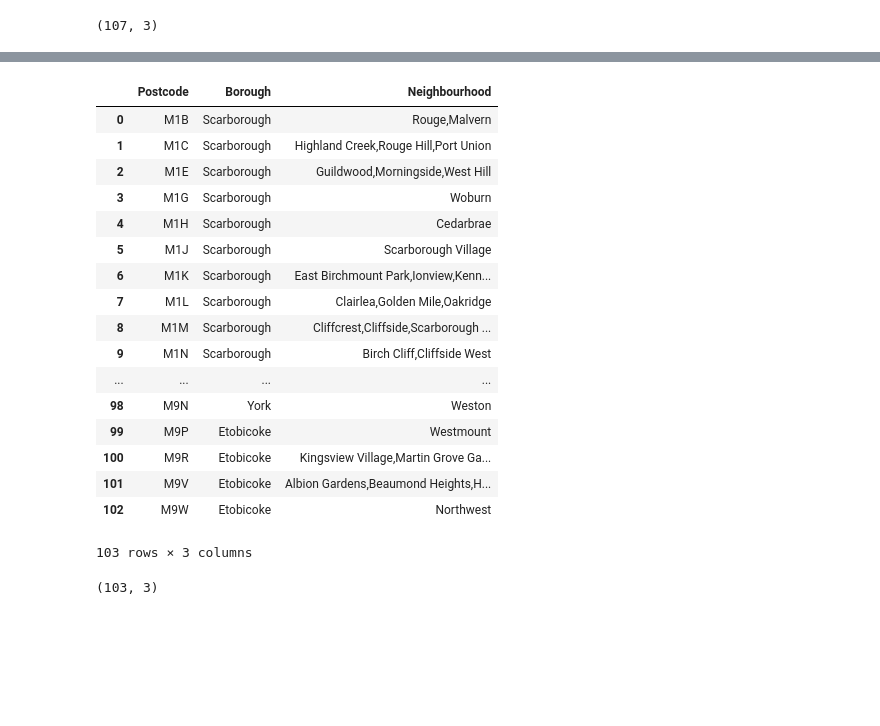
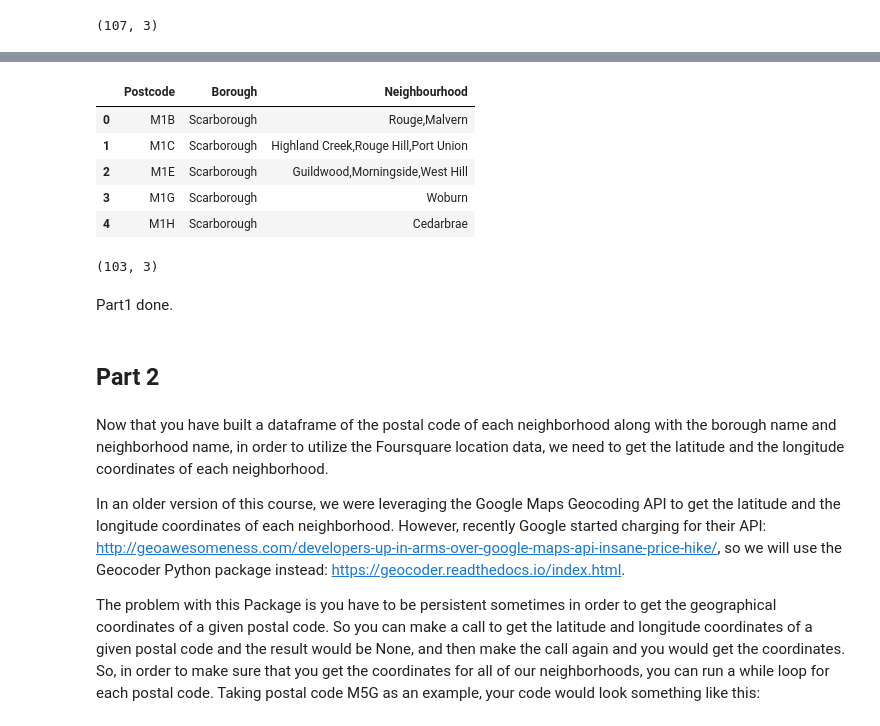
Before and after one commit to briansu2004/Coursera_Capstone, a Jupyter notebook: (BrianSu) Neighborhoods in Toronto.ipynb, the cells around one changed output, grey strips where cells are left out. Cells and saved outputs as stored; diff of their text form; code cells hidden in the pictures; blank space fills up the shorter version.

```diff
--- a/(BrianSu) Neighborhoods in Toronto.ipynb
+++ b/(BrianSu) Neighborhoods in Toronto.ipynb
@@ -293,26 +282,25 @@ df1
 # %%
 dfTrt = df1.reset_index()
-dfTrt
+dfTrt.head()
+#dfTrt
 # %% [output]
 |  | Postcode | Borough | Neighbourhood |
 | 0 | M1B | Scarborough | Rouge,Malvern |
 | 1 | M1C | Scarborough | Highland Creek,Rouge Hill,Port Union |
 | 2 | M1E | Scarborough | Guildwood,Morningside,West Hill |
 | 3 | M1G | Scarborough | Woburn |
 | 4 | M1H | Scarborough | Cedarbrae |
-| 5 | M1J | Scarborough | Scarborough Village |
-| 6 | M1K | Scarborough | East Birchmount Park,Ionview,Kenn... |
-| 7 | M1L | Scarborough | Clairlea,Golden Mile,Oakridge |
-| 8 | M1M | Scarborough | Cliffcrest,Cliffside,Scarborough ... |
-| 9 | M1N | Scarborough | Birch Cliff,Cliffside West |
-| ... | ... | ... | ... |
-| 98 | M9N | York | Weston |
-| 99 | M9P | Etobicoke | Westmount |
-| 100 | M9R | Etobicoke | Kingsview Village,Martin Grove Ga... |
-| 101 | M9V | Etobicoke | Albion Gardens,Beaumond Heights,H... |
-| 102 | M9W | Etobicoke | Northwest |
-103 rows × 3 columns
 # %%
 dfTrt.shape
 # %% [output]
 (103, 3)
+# %% [markdown]
+Part1 done.
+# %% [markdown]
+## Part 2
+# %% [markdown]
+Now that you have built a dataframe of the postal code of each neighborhood along with the borough name and neighborhood name, in order to utilize the Foursquare location data, we need to get the latitude and the longitude coordinates of each neighborhood.
+
+In an older version of this course, we were leveraging the Google Maps Geocoding API to get the latitude and the longitude coordinates of each neighborhood. However, recently Google started charging for their API: http://geoawesomeness.com/developers-up-in-arms-over-google-maps-api-insane-price-hike/, so we will use the Geocoder Python package instead: https://geocoder.readthedocs.io/index.html.
+
+The problem with this Package is you have to be persistent sometimes in order to get the geographical coordinates of a given postal code. So you can make a call to get the latitude and longitude coordinates of a given postal code and the result would be None, and then make the call again and you would get the coordinates. So, in order to make sure that you get the coordinates for all of our neighborhoods, you can run a while loop for each postal code. Taking postal code M5G as an example, your code would look something like this:
```
Also changed, not shown: parts of 31 cells of this notebook.
